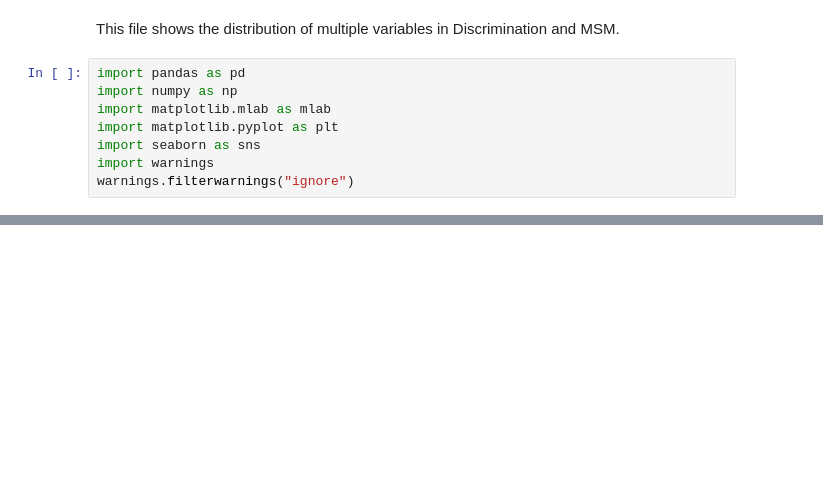
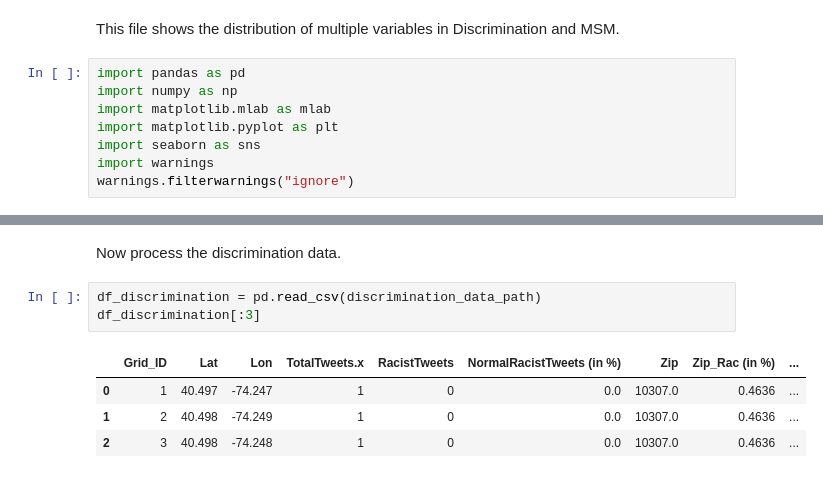
Before and after one commit to meettyj/MSM-Discrimination-on-Twitter, a Jupyter notebook: visulization/distribution.ipynb, the cells around one changed output, grey strips where cells are left out. Drawn from its saved outputs; the diff is of its cells as text; blank space fills up the shorter version.

```diff
--- a/visulization/distribution.ipynb
+++ b/visulization/distribution.ipynb
@@ -86,0 +89,10 @@ for feature in features_list:
+# %% [markdown]
+Now process the discrimination data.
+# %%
+df_discrimination = pd.read_csv(discrimination_data_path)
+df_discrimination[:3]
+# %% [output]
+|  | Grid_ID | Lat | Lon | TotalTweets.x | RacistTweets | NormalRacistTweets (in %) | Zip | Zip_Rac (in %) | ... |
+| 0 | 1 | 40.497 | -74.247 | 1 | 0 | 0.0 | 10307.0 | 0.4636 | ... |
+| 1 | 2 | 40.498 | -74.249 | 1 | 0 | 0.0 | 10307.0 | 0.4636 | ... |
+| 2 | 3 | 40.498 | -74.248 | 1 | 0 | 0.0 | 10307.0 | 0.4636 | ... |
```
Also changed, not shown: parts of 7 cells of this notebook.
